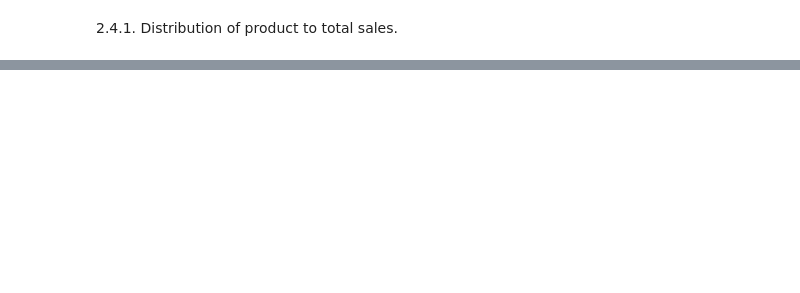
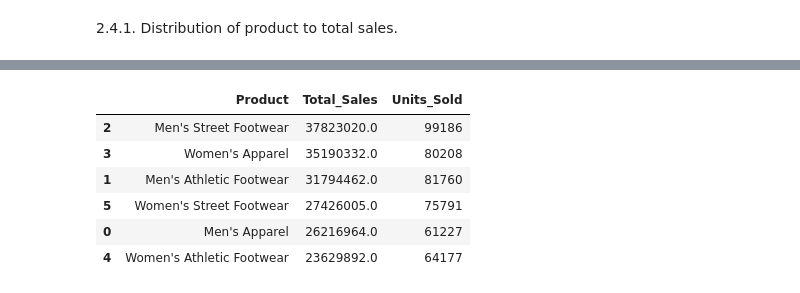
Before and after one commit to cheryl1411/Analysis-Porfolio, a Jupyter notebook: Untitled1.ipynb, the cells around one changed output, grey strips where cells are left out. Cells and saved outputs as stored; diff of their text form; code cells hidden in the pictures; blank space fills up the shorter version.

```diff
--- a/Untitled1.ipynb
+++ b/Untitled1.ipynb
@@ -455,0 +337,15 @@ By 2020, the brand expanded its market share to retailer Amazon (10.8%). However
+# %%
+#2020:
+product_sales_2020 = sales_2020.groupby("Product").agg(
+    Total_Sales=("Total Sales", "sum"),
+    Units_Sold=("Units Sold", "sum")).reset_index().sort_values(by=("Total_Sales"),ascending=False)
+
+display(product_sales_2020)
+# %% [output]
+|  | Product | Total_Sales | Units_Sold |
+| 2 | Men's Street Footwear | 37823020.0 | 99186 |
+| 3 | Women's Apparel | 35190332.0 | 80208 |
+| 1 | Men's Athletic Footwear | 31794462.0 | 81760 |
+| 5 | Women's Street Footwear | 27426005.0 | 75791 |
+| 0 | Men's Apparel | 26216964.0 | 61227 |
+| 4 | Women's Athletic Footwear | 23629892.0 | 64177 |
```
Also changed, not shown: parts of 50 cells of this notebook.
